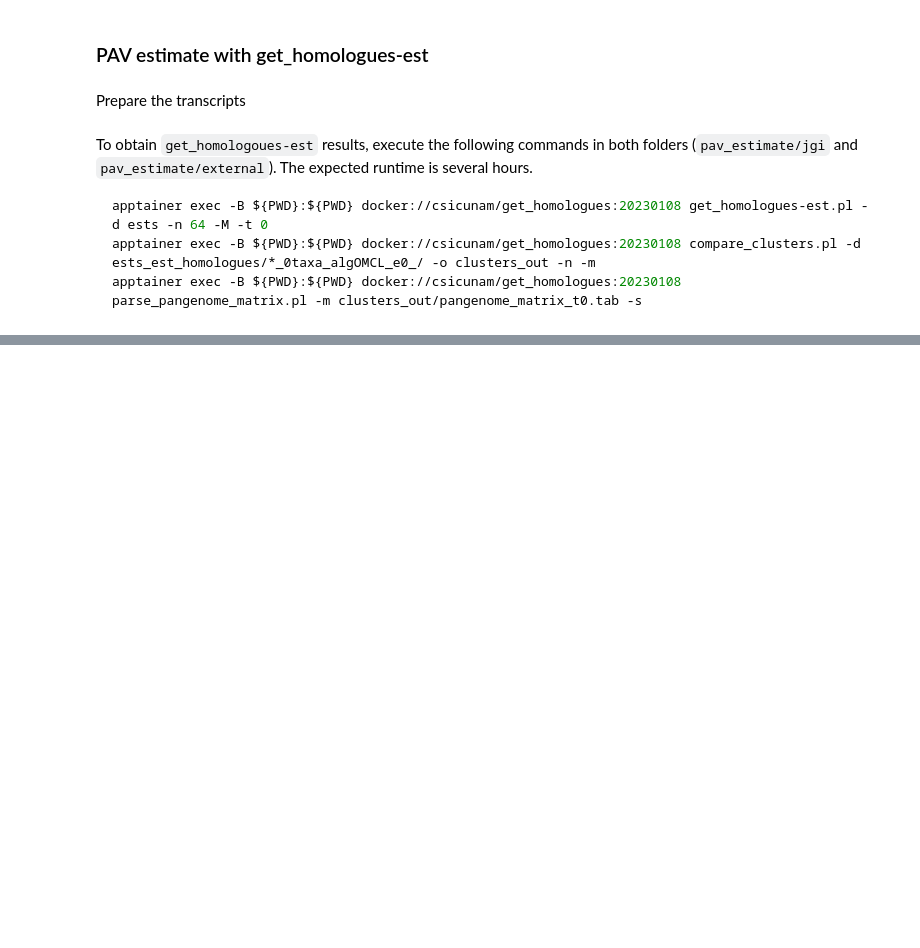
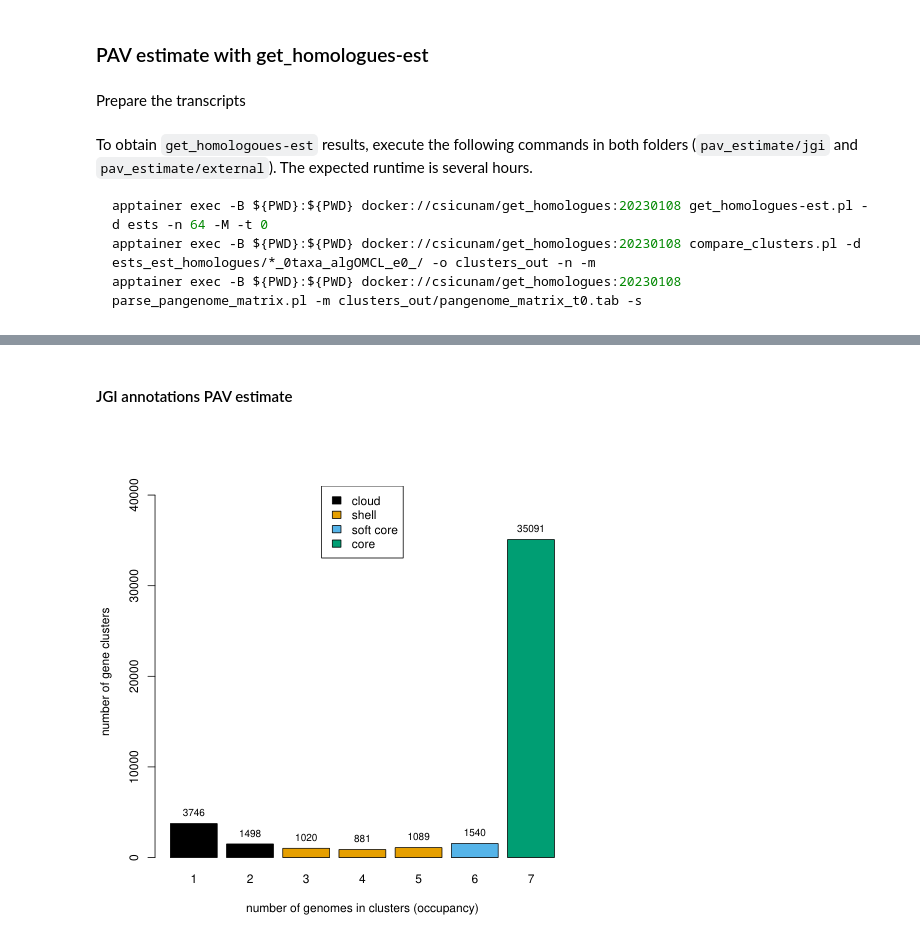
Before and after one commit to tomasbruna/pangene-pav-integration, a Jupyter notebook: Cotton/cotton.ipynb, the cells around one changed output, grey strips where cells are left out. Drawn from its saved outputs; the diff is of its cells as text; code cells hidden in the pictures; blank space fills up the shorter version.

```diff
--- a/Cotton/cotton.ipynb
+++ b/Cotton/cotton.ipynb
@@ -87,0 +122,6 @@ apptainer exec -B ${PWD}:${PWD} docker://csicunam/get_homologues:20230108 parse_
+# %% [markdown]
+#### JGI annotations PAV estimate
+# %%
+Image(fitz.open("pav_estimate/jgi/clusters_out/pangenome_matrix_t0__shell.pdf")[0].get_pixmap().tobytes("png"))
+# %% [output]
+[figure, added]
```
Also changed, not shown: parts of 5 cells of this notebook.
